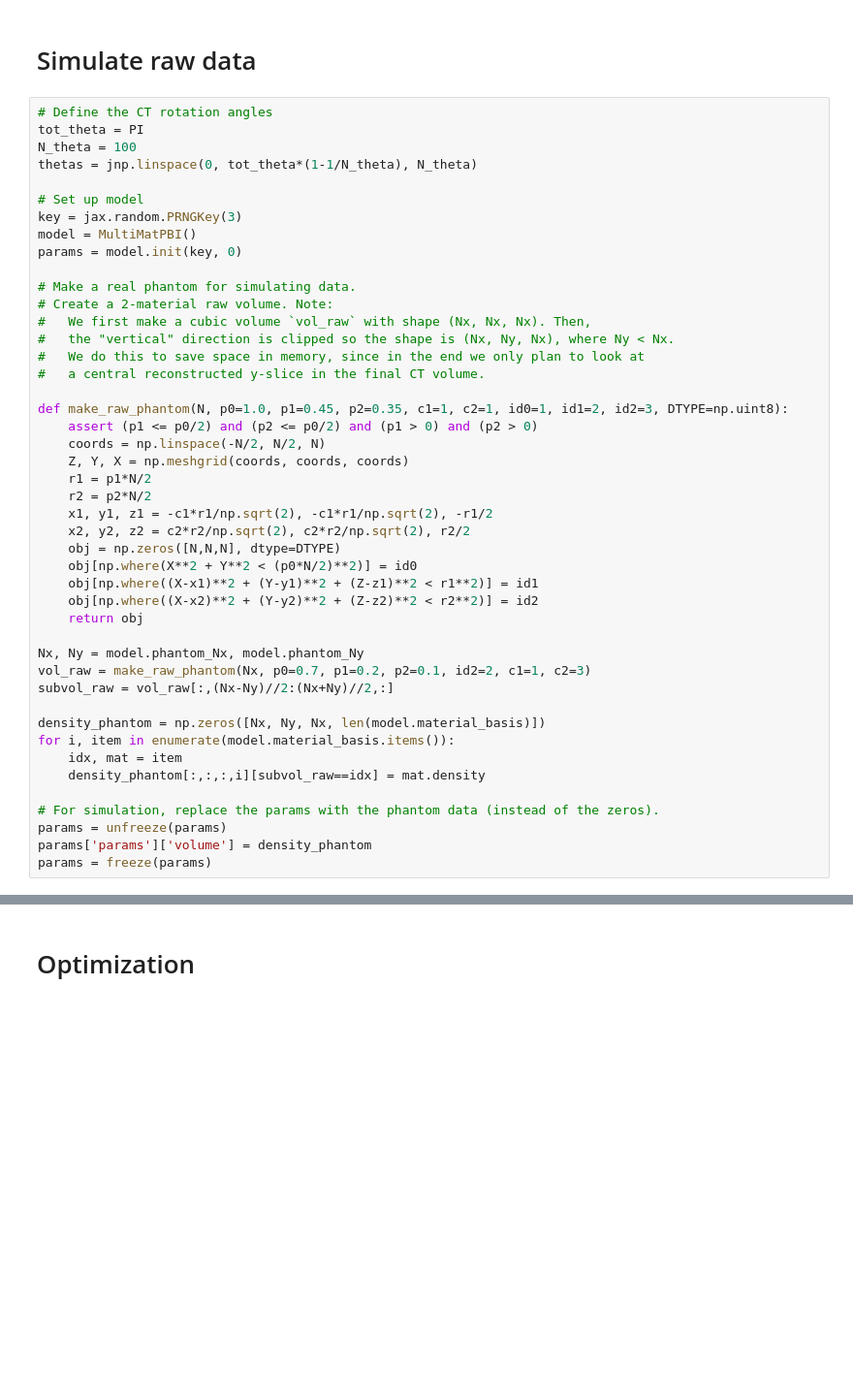
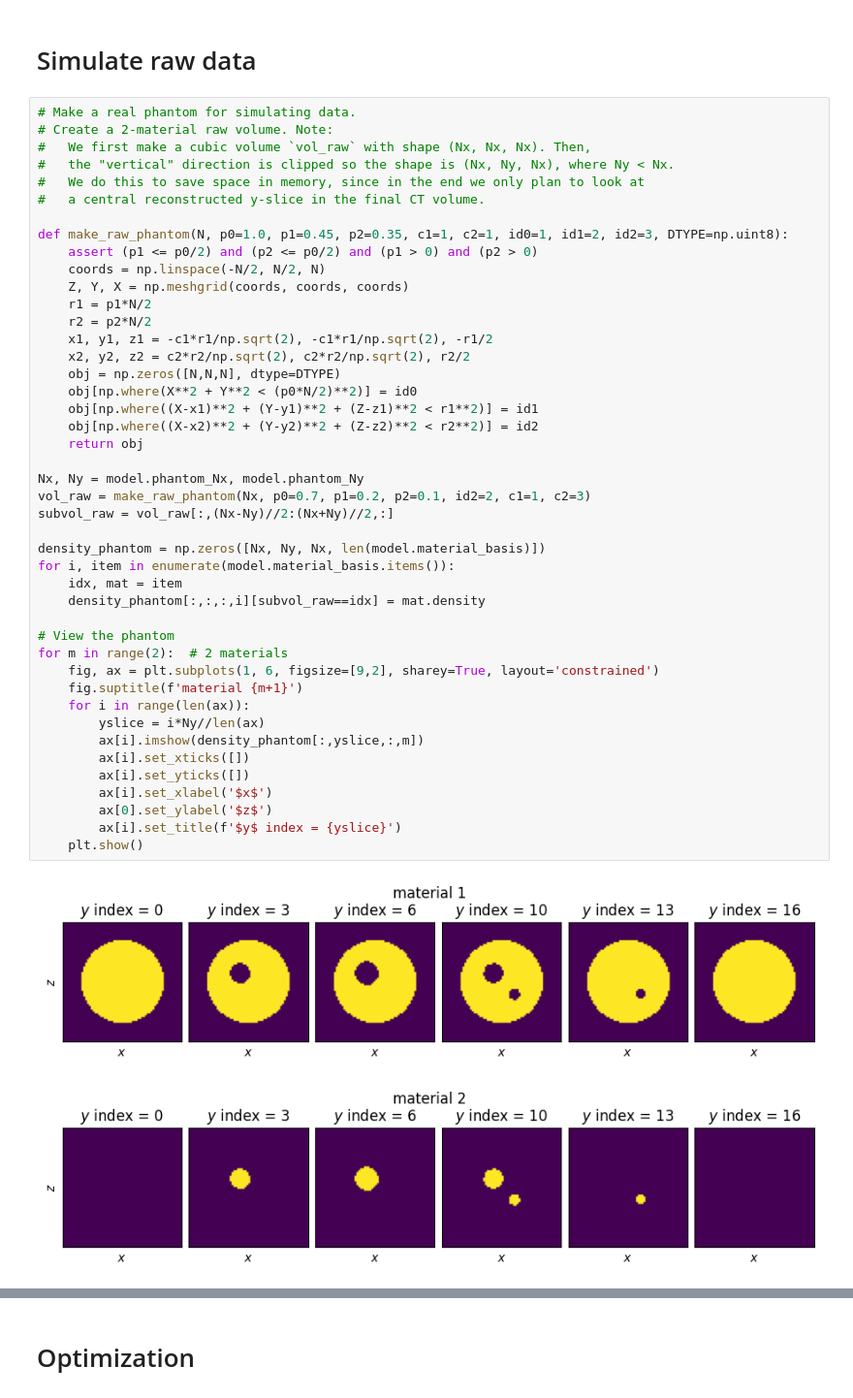
Before and after one commit to gjadick/xpc-autodiff-recon, a Jupyter notebook: spectral/spectral-ct-recon.ipynb, the cells around one changed output, grey strips where cells are left out. Shown at 97% size. Saved outputs shown, nothing was run; the diff lists cells and outputs as text; blank space fills up the shorter version.

```diff
--- a/spectral/spectral-ct-recon.ipynb
+++ b/spectral/spectral-ct-recon.ipynb
@@ -139,47 +141,49 @@ Wall time: 1.98 s
 # %% [markdown]
 # Simulate raw data
 # %%
-# Define the CT rotation angles
-tot_theta = PI
-N_theta = 100
-thetas = jnp.linspace(0, tot_theta*(1-1/N_theta), N_theta)
-
-# Set up model
-key = jax.random.PRNGKey(3)
-model = MultiMatPBI()
-params = model.init(key, 0)
-
 # Make a real phantom for simulating data.
 # Create a 2-material raw volume. Note:
 #   We first make a cubic volume `vol_raw` with shape (Nx, Nx, Nx). Then,
 #   the "vertical" direction is clipped so the shape is (Nx, Ny, Nx), where Ny < Nx.
 #   We do this to save space in memory, since in the end we only plan to look at
 #   a central reconstructed y-slice in the final CT volume.
 
 def make_raw_phantom(N, p0=1.0, p1=0.45, p2=0.35, c1=1, c2=1, id0=1, id1=2, id2=3, DTYPE=np.uint8):
     assert (p1 <= p0/2) and (p2 <= p0/2) and (p1 > 0) and (p2 > 0)
     coords = np.linspace(-N/2, N/2, N)
     Z, Y, X = np.meshgrid(coords, coords, coords)
     r1 = p1*N/2
     r2 = p2*N/2
     x1, y1, z1 = -c1*r1/np.sqrt(2), -c1*r1/np.sqrt(2), -r1/2
     x2, y2, z2 = c2*r2/np.sqrt(2), c2*r2/np.sqrt(2), r2/2
     obj = np.zeros([N,N,N], dtype=DTYPE)
     obj[np.where(X**2 + Y**2 < (p0*N/2)**2)] = id0
     obj[np.where((X-x1)**2 + (Y-y1)**2 + (Z-z1)**2 < r1**2)] = id1
     obj[np.where((X-x2)**2 + (Y-y2)**2 + (Z-z2)**2 < r2**2)] = id2
     return obj
 
 Nx, Ny = model.phantom_Nx, model.phantom_Ny
 vol_raw = make_raw_phantom(Nx, p0=0.7, p1=0.2, p2=0.1, id2=2, c1=1, c2=3)
 subvol_raw = vol_raw[:,(Nx-Ny)//2:(Nx+Ny)//2,:]
 
 density_phantom = np.zeros([Nx, Ny, Nx, len(model.material_basis)])
 for i, item in enumerate(model.material_basis.items()):
     idx, mat = item
     density_phantom[:,:,:,i][subvol_raw==idx] = mat.density
 
-# For simulation, replace the params with the phantom data (instead of the zeros).
-params = unfreeze(params)
-params['params']['volume'] = density_phantom
-params = freeze(params)
+# View the phantom
+for m in range(2):  # 2 materials
+    fig, ax = plt.subplots(1, 6, figsize=[9,2], sharey=True, layout='constrained')
+    fig.suptitle(f'material {m+1}')
+    for i in range(len(ax)):
+        yslice = i*Ny//len(ax)
+        ax[i].imshow(density_phantom[:,yslice,:,m])
+        ax[i].set_xticks([])
+        ax[i].set_yticks([])
+        ax[i].set_xlabel('$x$')
+        ax[0].set_ylabel('$z$')
+        ax[i].set_title(f'$y$ index = {yslice}')
+    plt.show()
+# %% [output]
+[figure, added]
+[figure, added]
```
Also changed, not shown: parts of 6 cells of this notebook.
